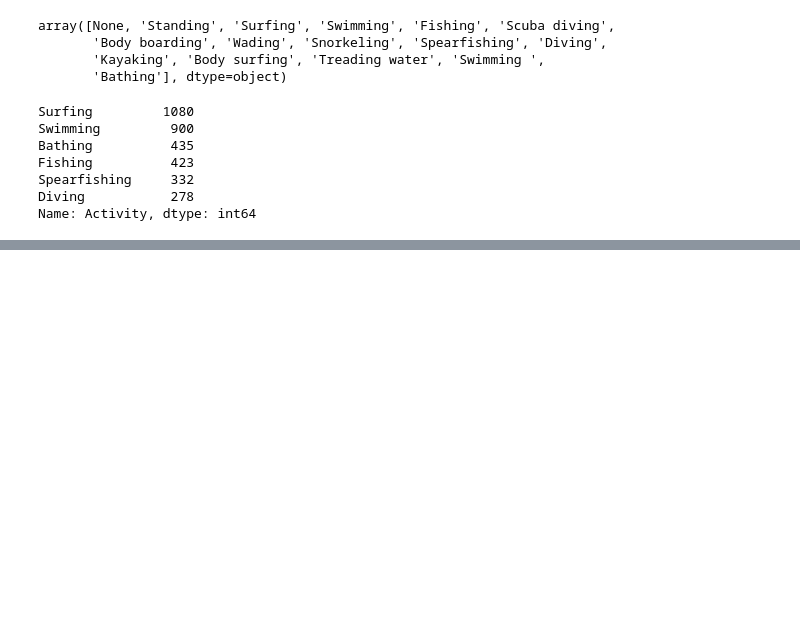
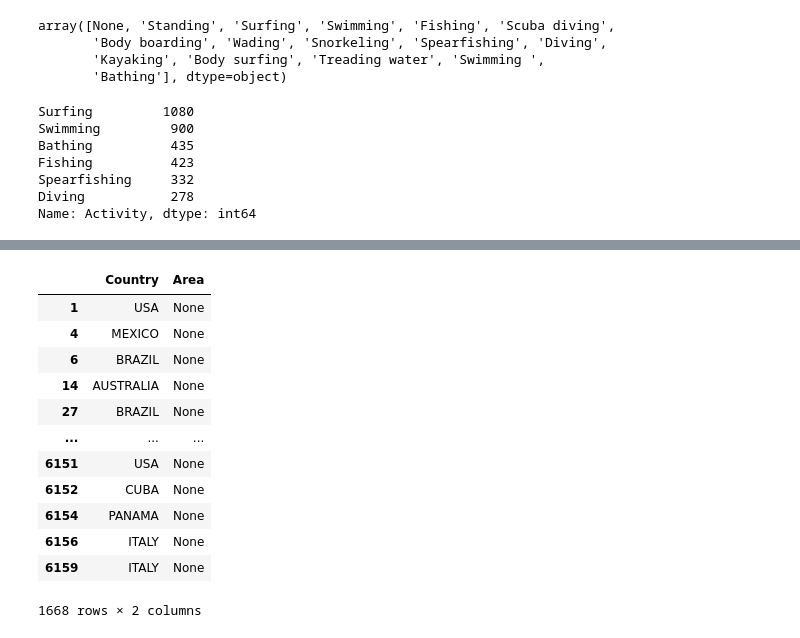
Before and after one commit to Carlosbasco93/Data-Cleaning-Pandas-Project, a Jupyter notebook: Notebook.ipynb, the cells around one changed output, grey strips where cells are left out. Cells and saved outputs as stored; diff of their text form; code cells hidden in the pictures; blank space fills up the shorter version.

```diff
--- a/Notebook.ipynb
+++ b/Notebook.ipynb
@@ -471,0 +995,5 @@ Name: Activity, dtype: int64
+# %%
+df.at[20, "Type"] = 'Unprovoked'
+df.at[4867, "Type"] = 'Unprovoked'
+df.at[5707, "Type"] = 'Unprovoked'
+df = df[df["Type"].notna()]
@@ -471,0 +1020,24 @@ Name: Activity, dtype: int64
+# %%
+#Para rellenar Country en función del Area
+subSet = df[["Country", "Area"]][df["Area"].notnull()]
+subSet[subSet["Country"].isnull()] #4432 South Carolina rellenar Country con USA
+df.at[4432, "Country"] = 'USA'
+
+#subSet.groupby("Country").value_counts()
+# %%
+subSet = df[["Country", "Area"]][df["Country"].notnull()]
+subSet[subSet["Area"].isnull()]
+# %% [output]
+|  | Country | Area |
+| 1 | USA | None |
+| 4 | MEXICO | None |
+| 6 | BRAZIL | None |
+| 14 | AUSTRALIA | None |
+| 27 | BRAZIL | None |
+| ... | ... | ... |
+| 6151 | USA | None |
+| 6152 | CUBA | None |
+| 6154 | PANAMA | None |
+| 6156 | ITALY | None |
+| 6159 | ITALY | None |
+1668 rows × 2 columns
```
Also changed, not shown: parts of 56 cells of this notebook.
